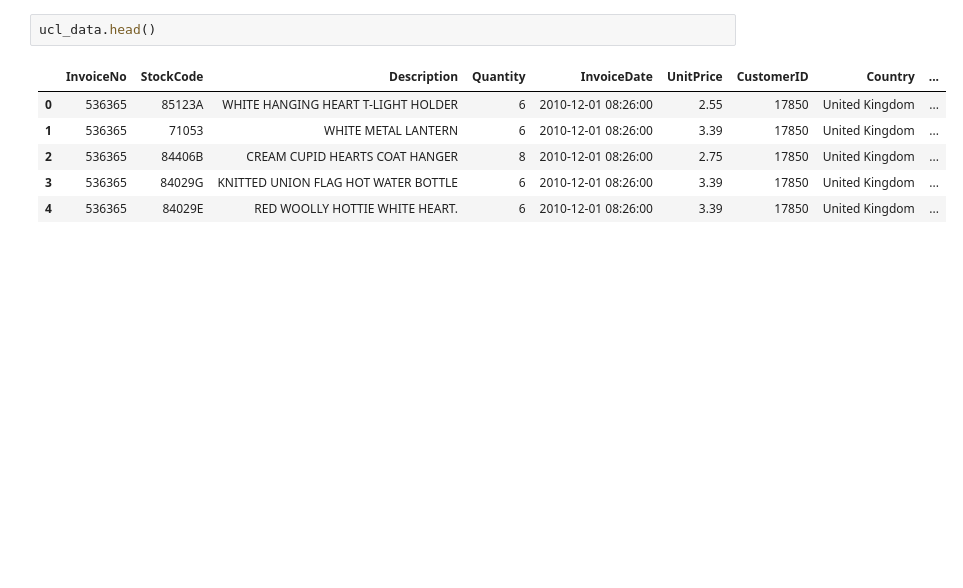
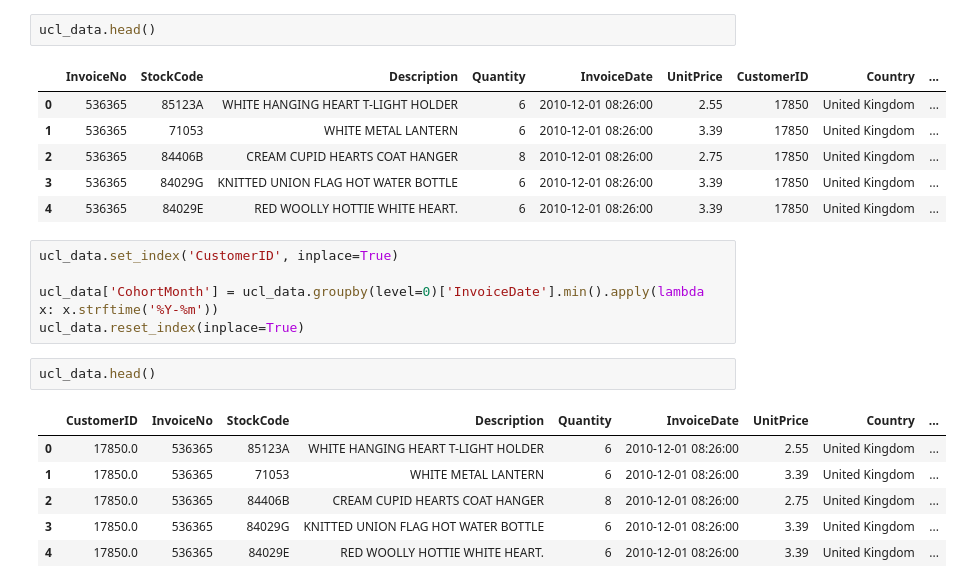
Before and after one commit to c-shreya/cohort-analysis, a Jupyter notebook: Online Retail - UCI.ipynb, the cells around one changed output. Saved outputs shown, nothing was run; the diff lists cells and outputs as text; blank space fills up the shorter version.

Commit message:
Update Online Retail - UCI.ipynb
Added cohort period

```diff
--- a/Online Retail - UCI.ipynb
+++ b/Online Retail - UCI.ipynb
@@ -358,3 +358,17 @@ ucl_data.head()
 | 2 | 536365 | 84406B | CREAM CUPID HEARTS COAT HANGER | 8 | 2010-12-01 08:26:00 | 2.75 | 17850 | United Kingdom | ... |
 | 3 | 536365 | 84029G | KNITTED UNION FLAG HOT WATER BOTTLE | 6 | 2010-12-01 08:26:00 | 3.39 | 17850 | United Kingdom | ... |
 | 4 | 536365 | 84029E | RED WOOLLY HOTTIE WHITE HEART. | 6 | 2010-12-01 08:26:00 | 3.39 | 17850 | United Kingdom | ... |
+# %%
+ucl_data.set_index('CustomerID', inplace=True)
+
+ucl_data['CohortMonth'] = ucl_data.groupby(level=0)['InvoiceDate'].min().apply(lambda x: x.strftime('%Y-%m'))
+ucl_data.reset_index(inplace=True)
+# %%
+ucl_data.head()
+# %% [output]
+|  | CustomerID | InvoiceNo | StockCode | Description | Quantity | InvoiceDate | UnitPrice | Country | ... |
+| 0 | 17850.0 | 536365 | 85123A | WHITE HANGING HEART T-LIGHT HOLDER | 6 | 2010-12-01 08:26:00 | 2.55 | United Kingdom | ... |
+| 1 | 17850.0 | 536365 | 71053 | WHITE METAL LANTERN | 6 | 2010-12-01 08:26:00 | 3.39 | United Kingdom | ... |
+| 2 | 17850.0 | 536365 | 84406B | CREAM CUPID HEARTS COAT HANGER | 8 | 2010-12-01 08:26:00 | 2.75 | United Kingdom | ... |
+| 3 | 17850.0 | 536365 | 84029G | KNITTED UNION FLAG HOT WATER BOTTLE | 6 | 2010-12-01 08:26:00 | 3.39 | United Kingdom | ... |
+| 4 | 17850.0 | 536365 | 84029E | RED WOOLLY HOTTIE WHITE HEART. | 6 | 2010-12-01 08:26:00 | 3.39 | United Kingdom | ... |
```
Also changed, not shown: parts of 3 cells of this notebook.
